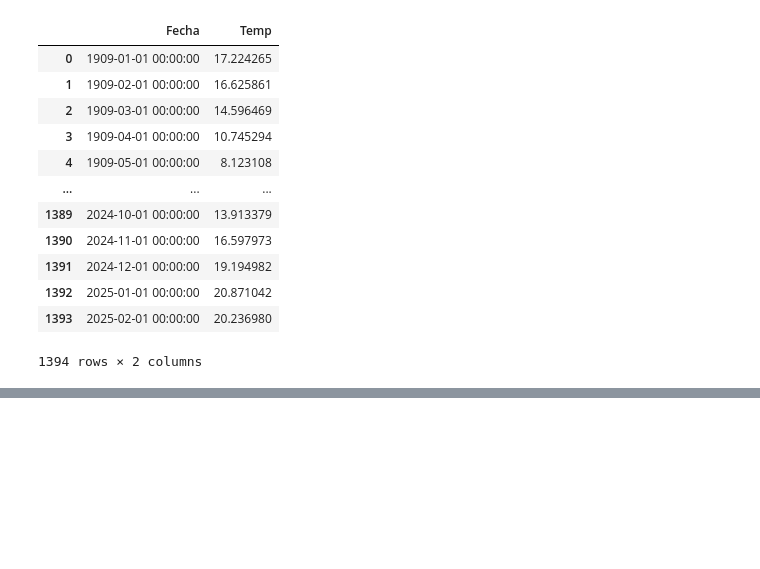
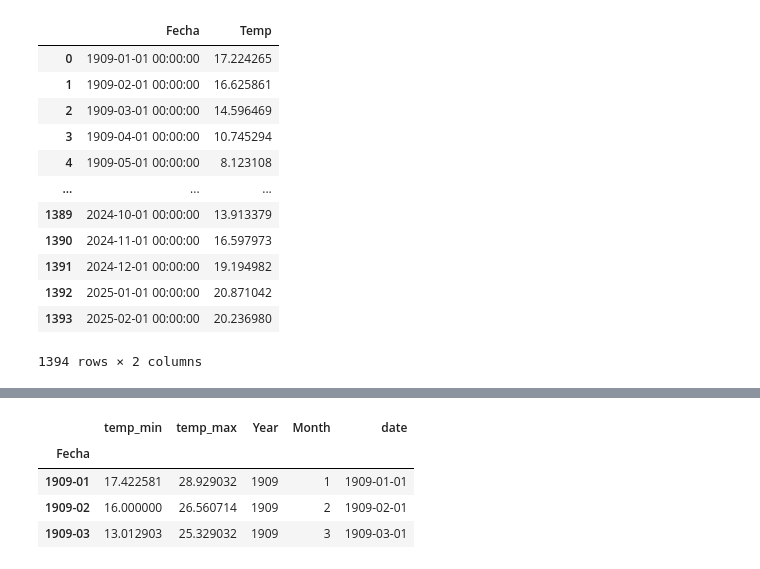
Before and after one commit to Ncolaci/TP_INTEGRADOR, a Jupyter notebook: TP_INTEGRADOR/TP_INTEGRADOR_FINAL_SIN_LOG.ipynb, the cells around one changed output, grey strips where cells are left out. Cells and saved outputs as stored; diff of their text form; code cells hidden in the pictures; blank space fills up the shorter version.

```diff
--- a/TP_INTEGRADOR/TP_INTEGRADOR_FINAL_SIN_LOG.ipynb
+++ b/TP_INTEGRADOR/TP_INTEGRADOR_FINAL_SIN_LOG.ipynb
@@ -907,0 +927,13 @@ prediccion_fecha('2025/2')
+# %%
+#Descomponemos la serie de tiempo
+
+df["date"] = df["Year"].astype('string') + '/' + df["Month"].astype('string') + '/1'
+
+df["date"] = pd.to_datetime(df["date"])
+df.head(3)
+# %% [output]
+|  | temp_min | temp_max | Year | Month | date |
+| Fecha |  |  |  |  |  |
+| 1909-01 | 17.422581 | 28.929032 | 1909 | 1 | 1909-01-01 |
+| 1909-02 | 16.000000 | 26.560714 | 1909 | 2 | 1909-02-01 |
+| 1909-03 | 13.012903 | 25.329032 | 1909 | 3 | 1909-03-01 |
```
Also changed, not shown: parts of 30 cells of this notebook.
